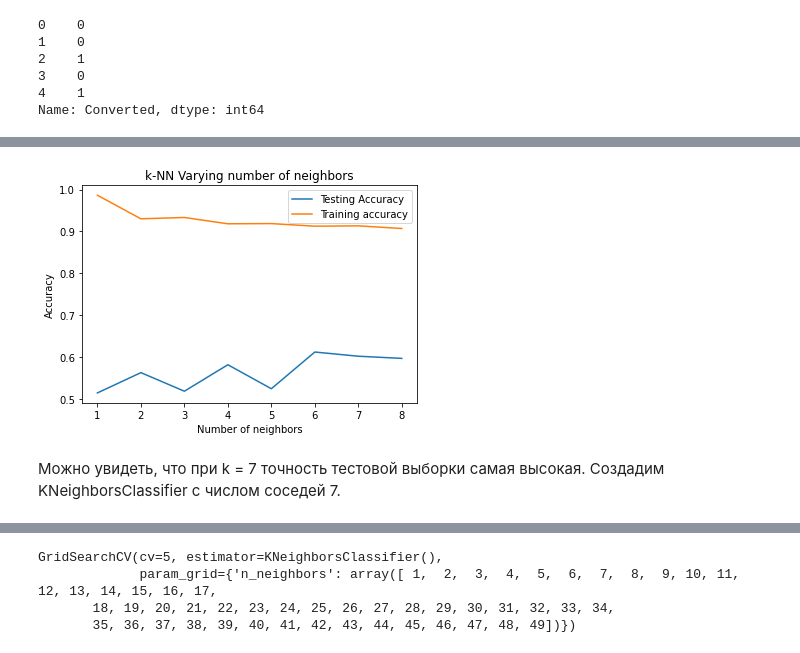
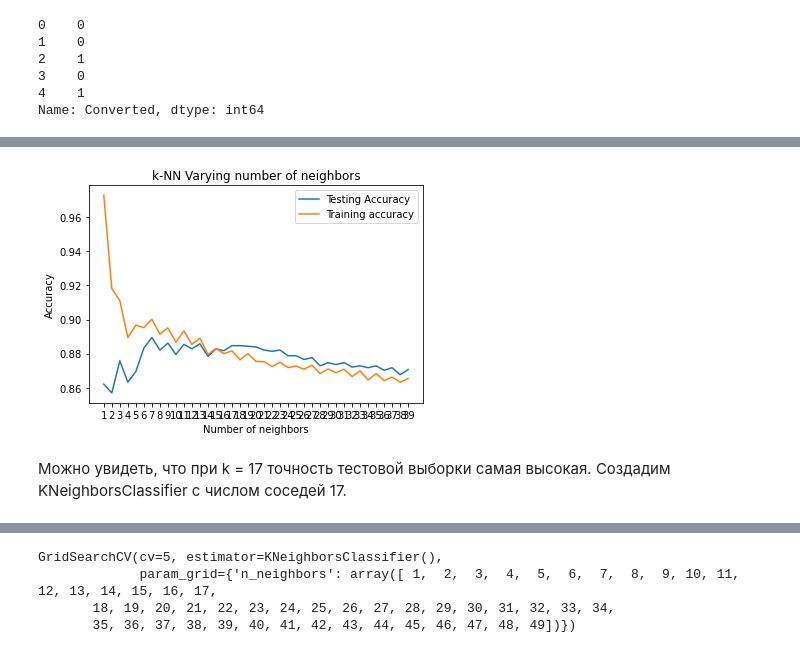
Before and after one commit to ntyukaev/intro-to-ml, a Jupyter notebook: lead_scoring.ipynb, the cells around one changed output, grey strips where cells are left out. Saved outputs shown, nothing was run; the diff lists cells and outputs as text; code cells hidden in the pictures.

```diff
--- a/lead_scoring.ipynb
+++ b/lead_scoring.ipynb
@@ -538,19 +836,0 @@ data = data.drop(['Last Notable Activity'], axis=1)
-# %%
-occupation_dummies = pd.get_dummies(data['What is your current occupation'])
-data = pd.concat((data, occupation_dummies), axis=1)
-data = data.drop(['What is your current occupation'], axis=1)
-# %%
-data['Do Not Email'] = pd.factorize(data['Do Not Email'])[0]
-data['Search'] = pd.factorize(data['Search'])[0]
-data['Magazine'] = pd.factorize(data['Magazine'])[0]
-data['Newspaper Article'] = pd.factorize(data['Newspaper Article'])[0]
-data['X Education Forums'] = pd.factorize(data['X Education Forums'])[0]
-data['Newspaper'] = pd.factorize(data['Newspaper'])[0]
-data['Digital Advertisement'] = pd.factorize(data['Digital Advertisement'])[0]
-data['Through Recommendations'] = pd.factorize(data['Through Recommendations'])[0]
-data['Receive More Updates About Our Courses'] = pd.factorize(data['Receive More Updates About Our Courses'])[0]
-data['Update me on Supply Chain Content'] = pd.factorize(data['Update me on Supply Chain Content'])[0]
-data['Get updates on DM Content'] = pd.factorize(data['Get updates on DM Content'])[0]
-data['I agree to pay the amount through cheque'] = pd.factorize(data['I agree to pay the amount through cheque'])[0]
-data['A free copy of Mastering The Interview'] = pd.factorize(data['A free copy of Mastering The Interview'])[0]
-data['Converted'] = pd.factorize(data['Converted'])[0]
@@ -596,6 +881,4 @@ X_train, X_test, y_train, y_test = train_test_split(X, y, train_size=0.7, test_s
 # %%
-from sklearn.preprocessing import StandardScaler
-
 scaler = StandardScaler()
-
-X_train[:] = scaler.fit_transform(X_train[:])
+X_train = scaler.fit_transform(X_train)
+X_test = scaler.transform(X_test)
@@ -611,7 +885,5 @@ X_train.head()
 # %%
-from sklearn.neighbors import KNeighborsClassifier
-
-neighbors = np.arange(1, 9)
+neighbors = np.arange(1, 40)
 train_accuracy = np.empty(len(neighbors))
 test_accuracy = np.empty(len(neighbors))
 
@@ -623,13 +895,14 @@ for i, k in enumerate(neighbors):
 # %%
 plt.title('k-NN Varying number of neighbors')
 plt.plot(neighbors, test_accuracy, label='Testing Accuracy')
 plt.plot(neighbors, train_accuracy, label='Training accuracy')
 plt.legend()
 plt.xlabel('Number of neighbors')
 plt.ylabel('Accuracy')
+plt.xticks(np.arange(min(neighbors), max(neighbors)+1, 1.0))
 plt.show()
 # %% [output]
-[figure, old version]
+[figure, new version]
 # %% [markdown]
-Можно увидеть, что при k = 7 точность тестовой выборки самая высокая. Создадим KNeighborsClassifier с числом соседей 7.
+Можно увидеть, что при k = 17 точность тестовой выборки самая высокая. Создадим KNeighborsClassifier с числом соседей 17.
 # %%
```
Also changed, not shown: parts of 241 cells of this notebook.
